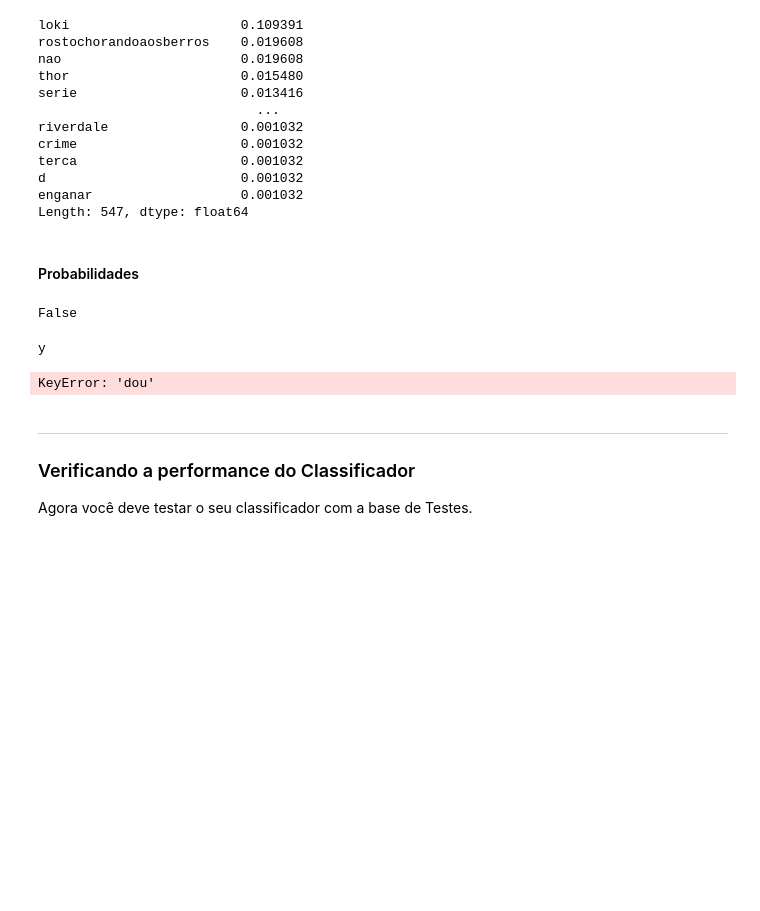
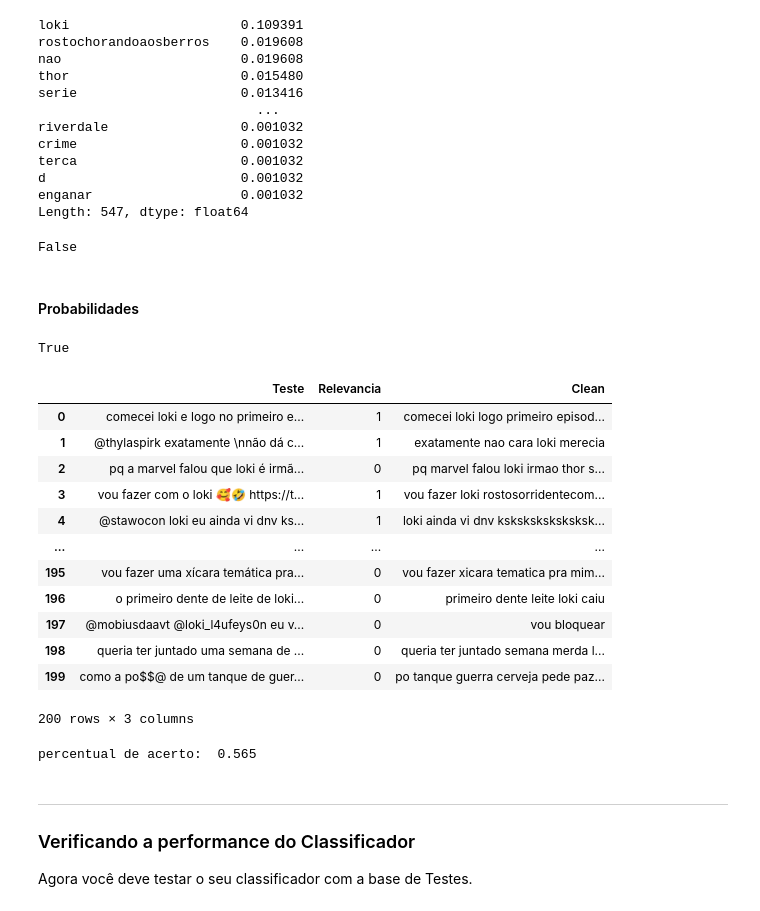
Before and after one commit to xValentim/Classificador_automatico_de_sentimentos, a Jupyter notebook: Classificador_NaiveBayes_Loki.ipynb, the cells around one changed output. Cells and saved outputs as stored; diff of their text form; code cells hidden in the pictures; blank space fills up the shorter version.

```diff
--- a/Classificador_NaiveBayes_Loki.ipynb
+++ b/Classificador_NaiveBayes_Loki.ipynb
@@ -277,3 +276,7 @@ freq_rel_relevantes
+# %%
+'dou' in freq_rel_irrelevantes
+# %% [output]
+False
 # %%
 # Lista com as palavras relevantes e irrelevantes
 lista_rel = palavras_rel.to_list()
@@ -287,21 +290,37 @@ todas_as_palavras = list(set(lista_rel + lista_irrel))
 # Note que P_R (probabilidade de ser relevante) e P_Rc (probabilidade de ser irrelevante) são complementares!
 P_R = len(palavras_rel) / (len(palavras_rel) + len(palavras_irrel))
 P_Rc = 1 - P_R
-'dou' in palavras_irrel
+'dou' in lista_rel
 # %% [output]
-False
+True
+# %%
+test
+# %% [output]
+|  | Teste | Relevancia | Clean |
+| 0 | comecei loki e logo no primeiro e... | 1 | comecei loki logo primeiro episod... |
+| 1 | @thylaspirk exatamente \nnão dá c... | 1 | exatamente nao cara loki merecia |
+| 2 | pq a marvel falou que loki é irmã... | 0 | pq marvel falou loki irmao thor s... |
+| 3 | vou fazer com o loki 🥰🤣 https://t... | 1 | vou fazer loki rostosorridentecom... |
+| 4 | @stawocon loki eu ainda vi dnv ks... | 1 | loki ainda vi dnv ksksksksksksksk... |
+| ... | ... | ... | ... |
+| 195 | vou fazer uma xícara temática pra... | 0 | vou fazer xicara tematica pra mim... |
+| 196 | o primeiro dente de leite de loki... | 0 | primeiro dente leite loki caiu |
+| 197 | @mobiusdaavt @loki_l4ufeys0n eu v... | 0 | vou bloquear |
+| 198 | queria ter juntado uma semana de ... | 0 | queria ter juntado semana merda l... |
+| 199 | como a po$$@ de um tanque de guer... | 0 | po tanque guerra cerveja pede paz... |
+200 rows × 3 columns
 # %%
 def probabilidadeCD (frase, arg):
     if arg == 'R':
         probFraseDadoR = 1
-        print('y')
         for palavra in frase:
-            #print(palavra)
             try:
                 probFraseDadoR *= freq_rel_relevantes[palavra]
             except:
-                probFraseDadoR *= freq_rel_total[palavra]
-            #print(probFraseDadoR)
+                try:
+                    probFraseDadoR *= freq_rel_total[palavra]
+                except:
+                    continue
         return probFraseDadoR
     if arg == 'I':
         probFraseDadoI = 1
@@ -309,11 +328,12 @@ def probabilidadeCD (frase, arg):
             try:
                 probFraseDadoI *= freq_rel_irrelevantes[palavra]
             except:
-                probFraseDadoI *= freq_rel_total[palavra]
+                try:
+                    probFraseDadoI *= freq_rel_total[palavra]
+                except:
+                    continue
         return probFraseDadoI
-frase_1 = list(tokenize(train['Clean'][10]))
+i = 160
+frase_1 = list(tokenize(train['Clean'][i]))
 frase_1
 probFraseDadoR, probFraseDadoI = probabilidadeCD(frase_1, 'R'), probabilidadeCD(frase_1, 'I')
-# %% [output]
-y
-KeyError: 'dou'
@@ -323,3 +340,21 @@ probRdadoFrase = probFraseDadoI
+# %%
+# Comparativo:
+acertos = 0
+for i in range(len(test) - 1):
+    frase_1 = list(tokenize(test['Clean'][i]))
+    probFraseDadoR, probFraseDadoI = probabilidadeCD(frase_1, 'R'), probabilidadeCD(frase_1, 'I')
+    probRdadoFrase = probFraseDadoR * P_R
+    probIdadoFrase = probFraseDadoI * P_Rc
+    if probRdadoFrase > probIdadoFrase:
+        relevancia_prevista = 1
+    else:
+        relevancia_prevista = 0
+    if relevancia_prevista == test['Relevancia'][i]:
+        acertos += 1
+    #print(i, relevancia_prevista, test['Relevancia'][i])
+print('percentual de acerto: ', acertos / len(test))
+# %% [output]
+percentual de acerto:  0.565
 # %% [markdown]
 ___
 ### Verificando a performance do Classificador
```
Also changed, not shown: parts of 3 cells of this notebook.
